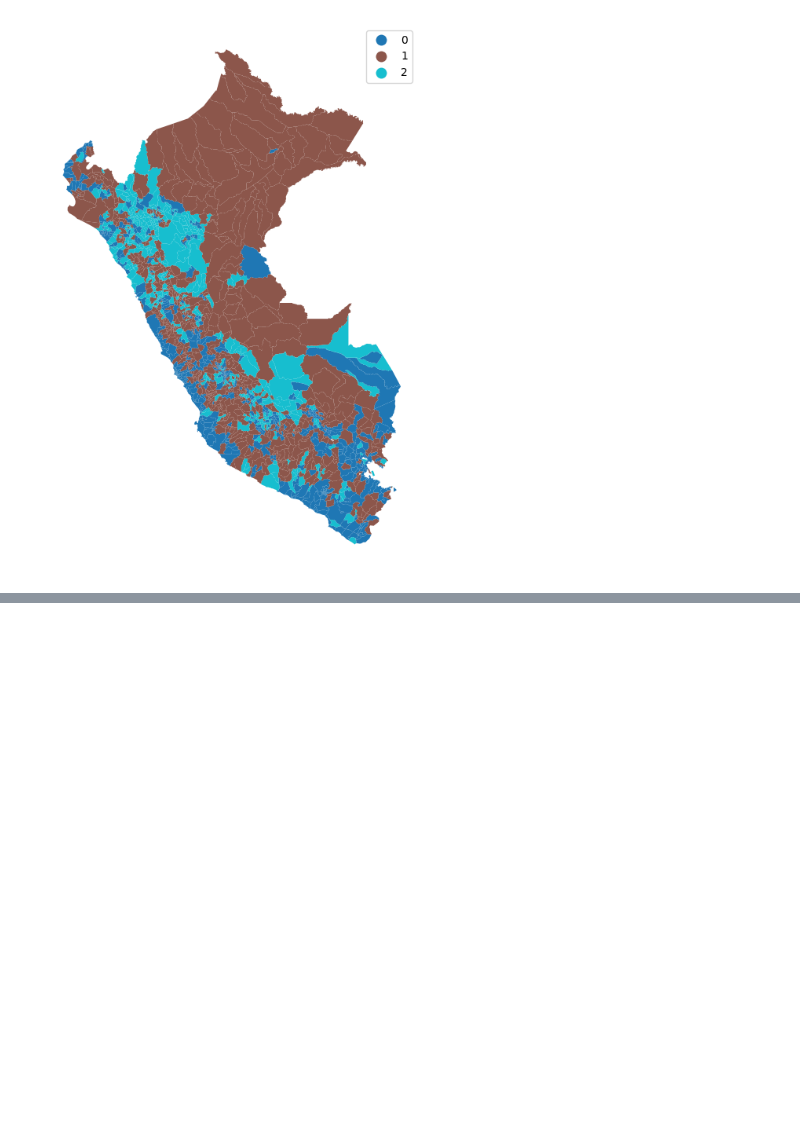
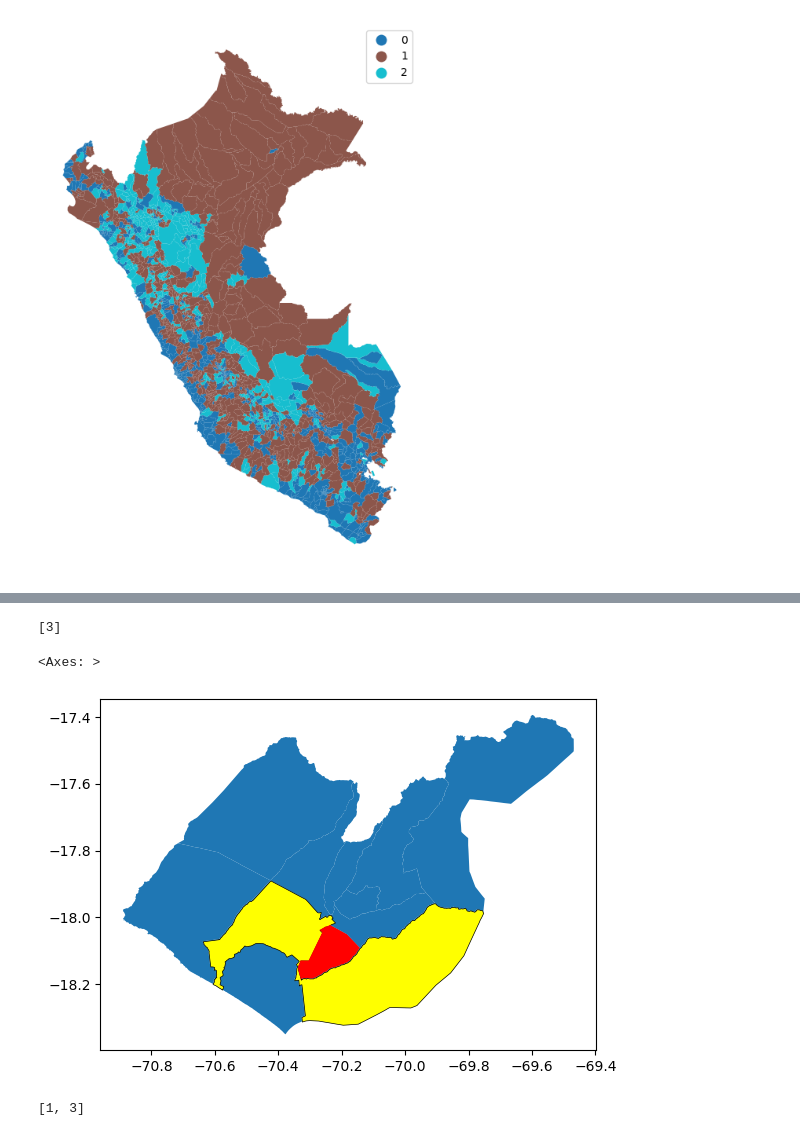
Before and after one commit to FabianRomero20/Examen2, a Jupyter notebook: FULLPRUEBAS.ipynb, the cells around one changed output, grey strips where cells are left out. Drawn from its saved outputs; the diff is of its cells as text; code cells hidden in the pictures; blank space fills up the shorter version.

```diff
--- a/FULLPRUEBAS.ipynb
+++ b/FULLPRUEBAS.ipynb
@@ -579,0 +590,18 @@ ModuleNotFoundError: No module named 'libpysal'
+# %%
+# amount neighbors of that district
+w_rook.neighbors[0]
+# %% [output]
+[3]
+# %%
+# see
+base=datadismap[datadismap.PROVINCIA=="TACNA"].plot()
+datadismap.iloc[w_rook.neighbors[0] ,].plot(ax=base,edgecolor='black',
+        linewidth=0.5, facecolor="yellow")
+datadismap.head(1).plot(ax=base,facecolor="red")
+# %% [output]
+<Axes: >
+[figure, added]
+# %%
+w_queen.neighbors[0]
+# %% [output]
+[1, 3]
```
Also changed, not shown: parts of 30 cells of this notebook, 2 other files.
